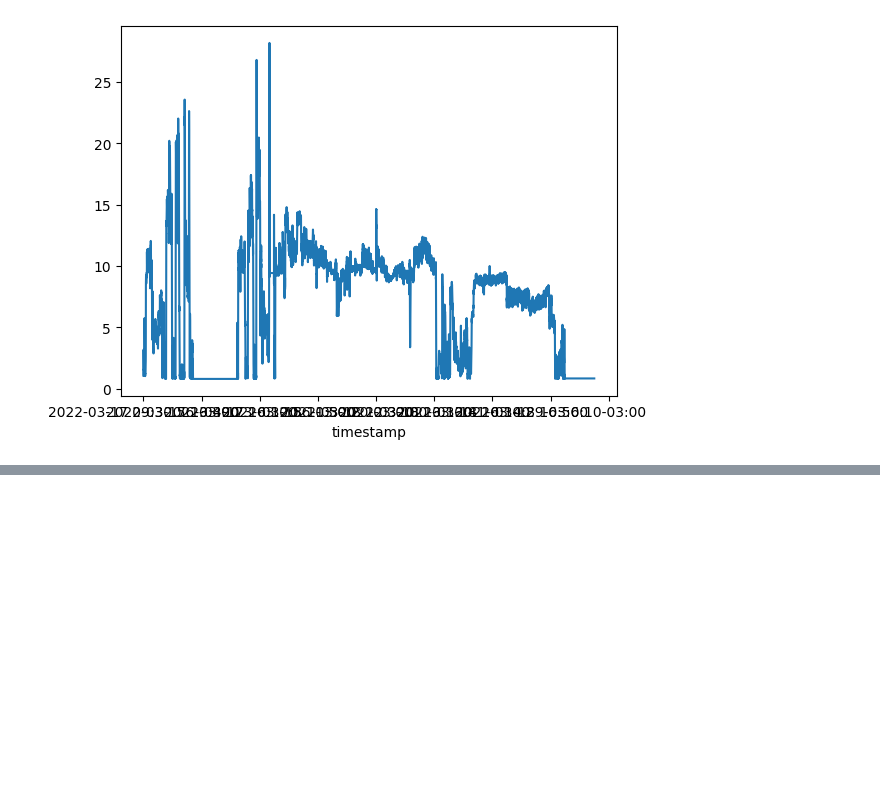
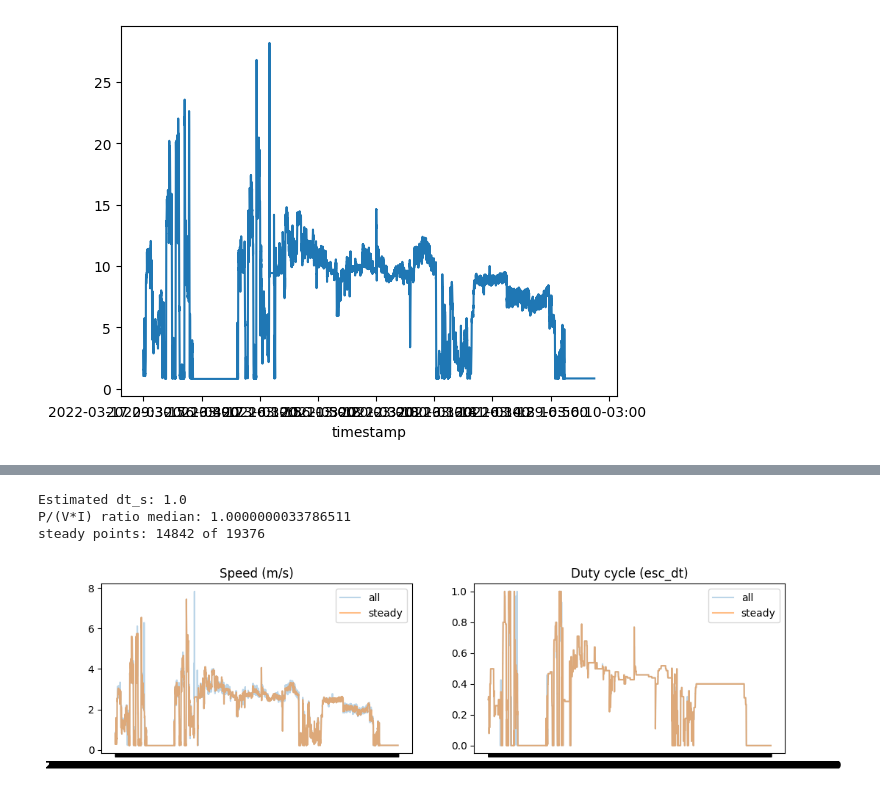
Before and after one commit to joaoantoniocardoso/solarboat_simulator, a Jupyter notebook: models/2020/boat/speed.ipynb, the cells around one changed output, grey strips where cells are left out. Drawn from its saved outputs; the diff is of its cells as text; code cells hidden in the pictures; blank space fills up the shorter version.

```diff
--- a/models/2020/boat/speed.ipynb
+++ b/models/2020/boat/speed.ipynb
@@ -34,0 +28,47 @@ Index(['Unnamed: 0', 'batt_io', 'batt_po', 'batt_v', 'bat1_v', 'bat2_v', 'bat3_v
+# %%
+import numpy as np
+
+# Units
+df['V_mps'] = df['gps_speed'] / 3.6
+
+# Time step estimate (s)
+idx = df.index.to_numpy()
+dt_s = 1.0
+try:
+    if np.issubdtype(idx.dtype, np.number):
+        dt_s = float(np.nanmedian(np.diff(idx)))
+    elif np.issubdtype(idx.dtype, np.datetime64):
+        dt_s = float(np.nanmedian(np.diff(idx).astype('timedelta64[ns]').astype(np.float64))) / 1e9
+except Exception:
+    dt_s = 1.0
+print('Estimated dt_s:', dt_s)
+
+df['P_elec_W'] = df['batt_po']
+df['P_elec_W_from_VI'] = df['batt_v'] * df['batt_io']
+ratio = (df['P_elec_W'] / df['P_elec_W_from_VI']).replace([np.inf, -np.inf], np.nan)
+print('P/(V*I) ratio median:', float(np.nanmedian(ratio)))
+
+# Steady-state filter (tune thresholds as needed)
+V_DOT_MAX_M_PER_S2 = 0.05
+
+dv_dt = df['V_mps'].diff() / dt_s
+steady_mask = dv_dt.abs().fillna(0) < V_DOT_MAX_M_PER_S2
+
+df_ss = df[steady_mask].copy()
+print('steady points:', len(df_ss), 'of', len(df))
+
+fig, ax = plt.subplots(1, 2, figsize=(12, 3))
+ax[0].plot(df['V_mps'], alpha=0.3, label='all')
+ax[0].plot(df_ss['V_mps'], alpha=0.5, label='steady')
+ax[0].set_title('Speed (m/s)')
+ax[0].legend()
+ax[1].plot(df['esc_dt'], alpha=0.3, label='all')
+ax[1].plot(df_ss['esc_dt'], alpha=0.5, label='steady')
+ax[1].set_title('Duty cycle (esc_dt)')
+ax[1].legend()
+plt.show()
+# %% [output]
+Estimated dt_s: 1.0
+P/(V*I) ratio median: 1.0000000033786511
+steady points: 14842 of 19376
+[figure, added]
```
Also changed, not shown: parts of 16 cells of this notebook, 32 other files.
